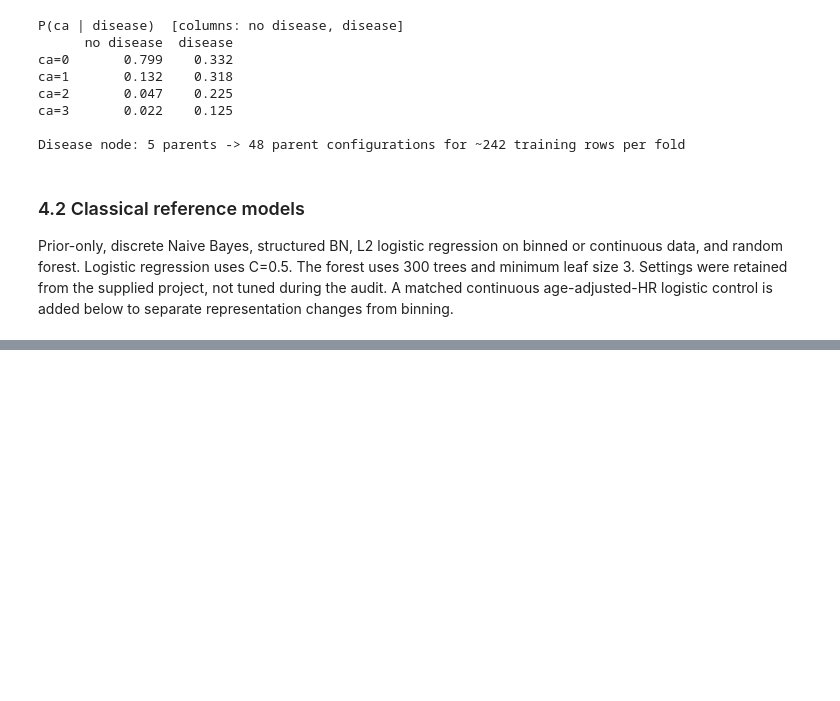
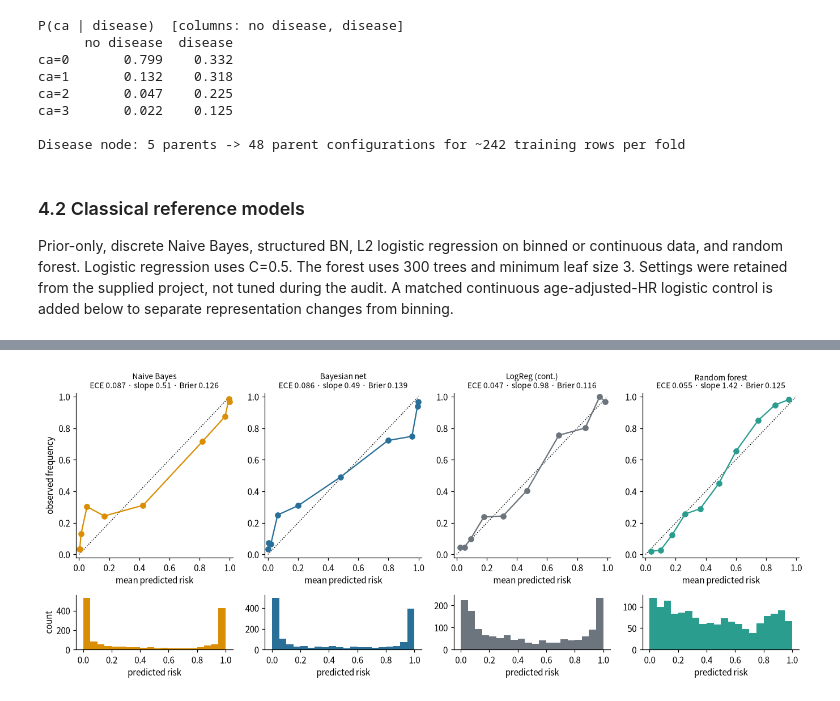
Before and after one commit to 69Igris/heart-disease-risk-modelling, a Jupyter notebook: notebooks/01_phase1_eda_and_classical_models.ipynb, the cells around one changed output, grey strips where cells are left out. Drawn from its saved outputs; the diff is of its cells as text; code cells hidden in the pictures; blank space fills up the shorter version.

```diff
--- a/notebooks/01_phase1_eda_and_classical_models.ipynb
+++ b/notebooks/01_phase1_eda_and_classical_models.ipynb
@@ -204,0 +266,10 @@ Prior-only, discrete Naive Bayes, structured BN, L2 logistic regression on binne
+# %%
+fig, ax = plt.subplots(2, 4, figsize=(12.5, 5.2), gridspec_kw={"height_ratios": [3, 1]})
+for j, m in enumerate(SHOW):
+    yy, pp = pool(m); ch = np.array_split(np.argsort(pp), 10)
+    ax[0, j].plot([0, 1], [0, 1], "k:", lw=1); ax[0, j].plot([pp[c].mean() for c in ch], [yy[c].mean() for c in ch], "o-", color=COL[m])
+    ax[0, j].set(title=f"{m}\nECE {Mi.loc[m,'ECE']:.3f} · slope {Mi.loc[m,'Cal. slope']:.2f} · Brier {Mi.loc[m,'Brier']:.3f}", xlim=(-.02, 1.02), ylim=(-.02, 1.02), xlabel="mean predicted risk", ylabel="observed frequency" if j == 0 else "")
+    ax[0, j].title.set_fontsize(9); ax[1, j].hist(pp, bins=20, range=(0, 1), color=COL[m]); ax[1, j].set(xlabel="predicted risk", ylabel="count" if j == 0 else "")
+save("fig_calibration.png")
+# %% [output]
+[figure, added]
```
Also changed, not shown: parts of 10 cells of this notebook, 11 other files.
